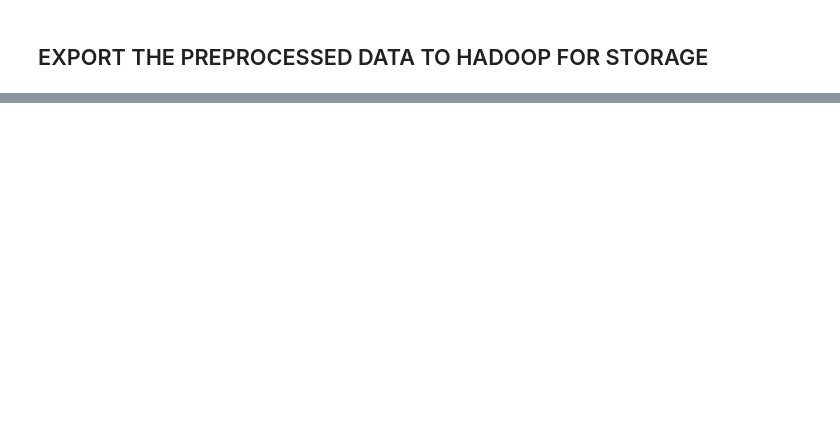
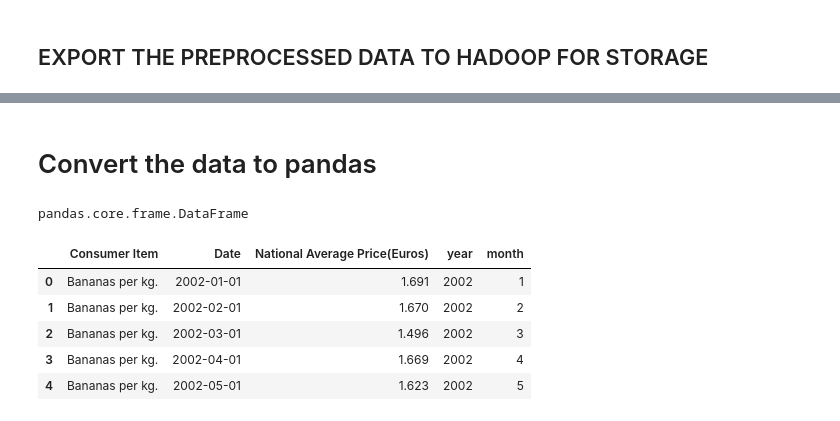
Before and after one commit to MissDianaFlora/Advanced-Data-Analytics-and-BIg-Data-Analytics-Project, a Jupyter notebook: big data analytics and RNN in banana price forecasting.ipynb, the cells around one changed output, grey strips where cells are left out. Drawn from its saved outputs; the diff is of its cells as text; code cells hidden in the pictures; blank space fills up the shorter version.

```diff
--- a/big data analytics and RNN in banana price forecasting.ipynb
+++ b/big data analytics and RNN in banana price forecasting.ipynb
@@ -1004,2 +1092,17 @@ NameError: name 'cleaned_df' is not defined
+# %% [markdown]
+# Convert the data to pandas
 # %%
-banana_price = cleaned_df.toPandas()
+banana_price = merged_df.toPandas()
+# %%
+type(banana_price)
+# %% [output]
+pandas.core.frame.DataFrame
+# %%
+banana_price.head()
+# %% [output]
+|  | Consumer Item | Date | National Average Price(Euros) | year | month |
+| 0 | Bananas per kg. | 2002-01-01 | 1.691 | 2002 | 1 |
+| 1 | Bananas per kg. | 2002-02-01 | 1.670 | 2002 | 2 |
+| 2 | Bananas per kg. | 2002-03-01 | 1.496 | 2002 | 3 |
+| 3 | Bananas per kg. | 2002-04-01 | 1.669 | 2002 | 4 |
+| 4 | Bananas per kg. | 2002-05-01 | 1.623 | 2002 | 5 |
```
Also changed, not shown: parts of 25 cells of this notebook, 2 other files.
